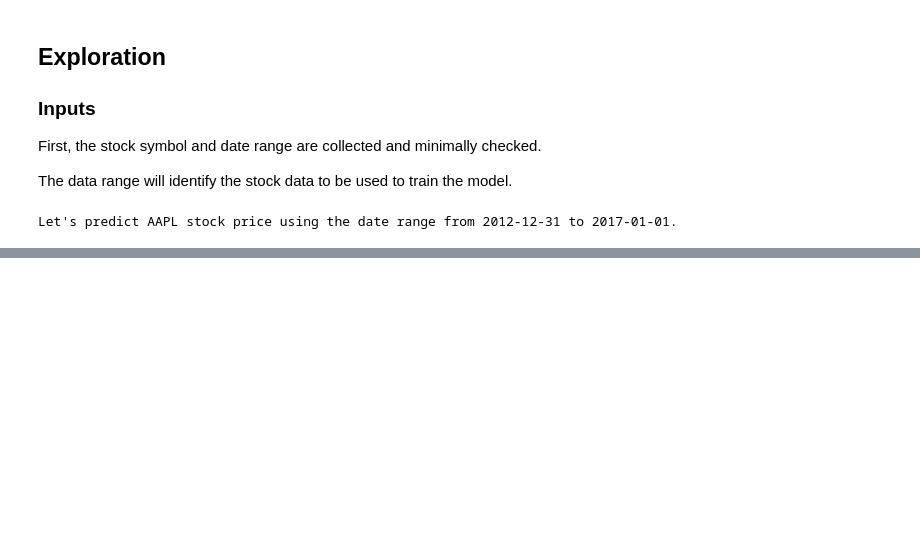
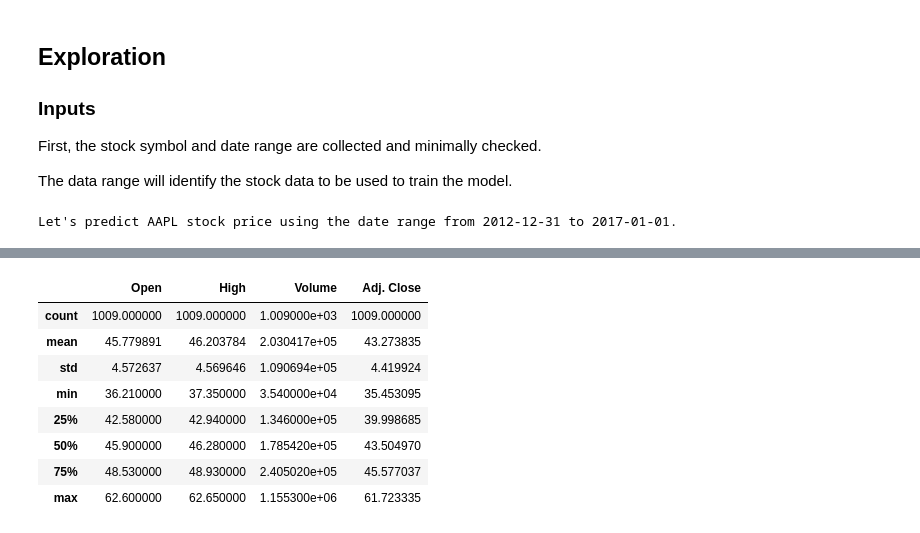
Before and after one commit to laeccan/MLND-Capstone, a Jupyter notebook: Draft-1.ipynb, the cells around one changed output, grey strips where cells are left out. Cells and saved outputs as stored; diff of their text form; code cells hidden in the pictures; blank space fills up the shorter version.

```diff
--- a/Draft-1.ipynb
+++ b/Draft-1.ipynb
@@ -106,0 +135,22 @@ data.head()
+# %%
+# Input features dataframe
+# test_data[['Open','High', 'Volume','Adj. Close']]
+
+# Review of P4F ch 6 items
+# test_data.index
+# test_data.columns
+# test_data.ix[['2016-12-23']] -- why NaNs
+# test_data.ix[test_data.index[1:3]] -- works ['2013-01-02','2013-01-03']
+# test_data[['Open','High', 'Volume','Adj. Close']].std()
+# test_data[['Open','High', 'Volume','Adj. Close']].mean()
+test_data[['Open','High', 'Volume','Adj. Close']].describe()
+# %% [output]
+|  | Open | High | Volume | Adj. Close |
+| count | 1009.000000 | 1009.000000 | 1.009000e+03 | 1009.000000 |
+| mean | 45.779891 | 46.203784 | 2.030417e+05 | 43.273835 |
+| std | 4.572637 | 4.569646 | 1.090694e+05 | 4.419924 |
+| min | 36.210000 | 37.350000 | 3.540000e+04 | 35.453095 |
+| 25% | 42.580000 | 42.940000 | 1.346000e+05 | 39.998685 |
+| 50% | 45.900000 | 46.280000 | 1.785420e+05 | 43.504970 |
+| 75% | 48.530000 | 48.930000 | 2.405020e+05 | 45.577037 |
+| max | 62.600000 | 62.650000 | 1.155300e+06 | 61.723335 |
```
Also changed, not shown: parts of 12 cells of this notebook.
